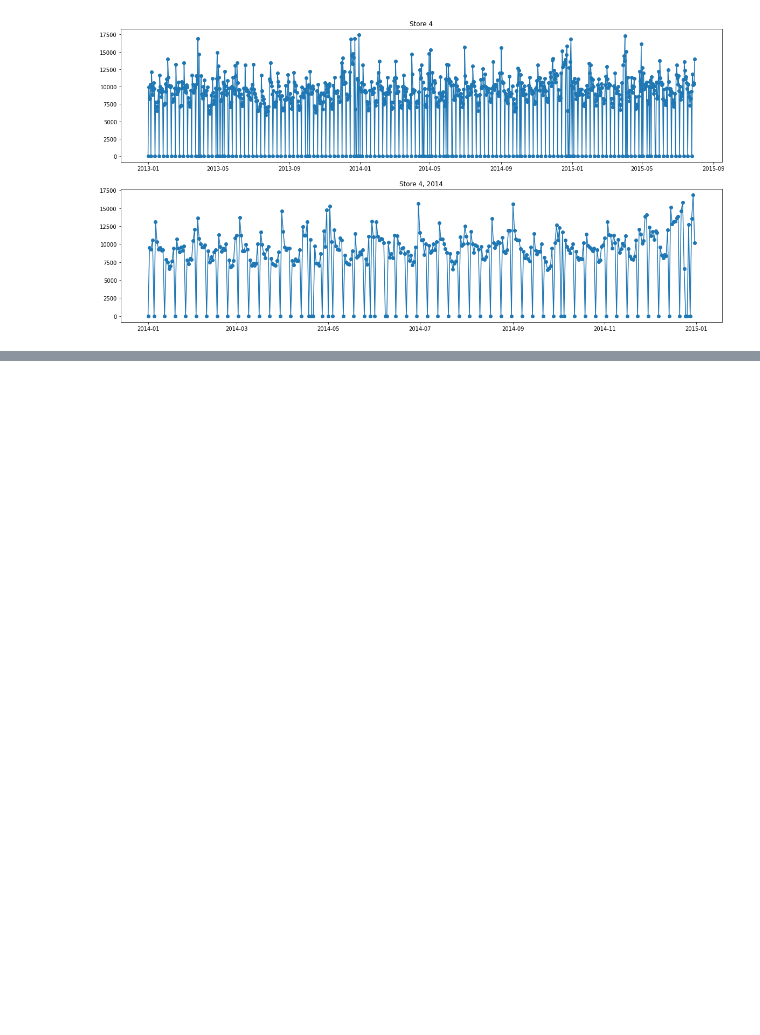
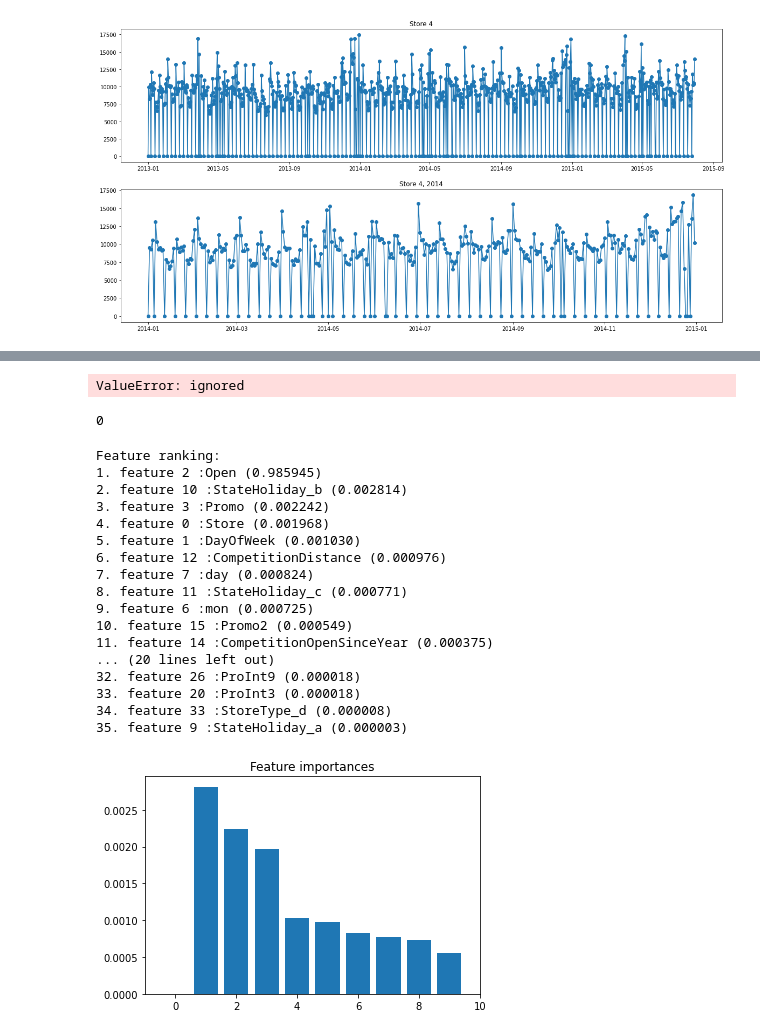
Before and after one commit to RYees/Pharmaceutical_Sales_prediction, a Jupyter notebook: notebooks/Random_forest.ipynb, the cells around one changed output, grey strips where cells are left out. Saved outputs shown, nothing was run; the diff lists cells and outputs as text; code cells hidden in the pictures; blank space fills up the shorter version.

Commit message:
preprocessing_random_istm

```diff
--- a/notebooks/Random_forest.ipynb
+++ b/notebooks/Random_forest.ipynb
@@ -76,0 +140,27 @@ plt.title("Distribution of log(Sales)")
+# %%
+##assume 0 and '0' are the same in train.StateHoliday
+def mychange(x):
+     if type(x)!= str: x=str(x)
+     return x
+
+train.StateHoliday = [mychange(x) for x in train.StateHoliday]
+
+newtrain = train.drop('StateHoliday',1).join(pd.get_dummies(train['StateHoliday']).rename(columns=lambda x: 'StateHoliday' +"_"+str(x)))
+# %%
+## merge training set with store
+
+newtrain=pd.merge(newtrain, store, on="Store")
+newtrain.drop(['Date','Customers','datetimes','Sales'],axis = 1,inplace=True)
+# %%
+## do the same thing on testing set
+test = test.join(pd.DataFrame(test.Date.apply(splitTime).tolist(), columns = ['year','mon','day']))
+newtest = test.drop('StateHoliday',1).join(pd.get_dummies(test['StateHoliday']).rename(columns=lambda x: 'StateHoliday' +"_"+str(x)))
+newtest = pd.merge(newtest,store, on="Store")
+newtest.drop(['Date'],axis = 1,inplace=True)
+# %% [output]
+ValueError: ignored
+# %%
+## check if there exists any constant variable
+np.sum(newtrain.var()==0)
+# %% [output]
+0
@@ -76,0 +169,53 @@ plt.title("Distribution of log(Sales)")
+# %%
+##### randomforest
+from sklearn.ensemble import RandomForestRegressor
+
+##### delete variables that do not exist in the test set
+toDrop = list(set(newtrain.columns.values)-set(newtest.columns.values) )
+features = newtrain.columns.drop(toDrop,1)
+
+rf = RandomForestRegressor(n_estimators=100)
+rf.fit(newtrain.drop(toDrop ,1).fillna(-1),newtrain.LogSale)
+
+
+importances = rf.feature_importances_
+# return the indices that would sort the importance, decreasing
+indices = np.argsort(importances)[::-1]
+
+# Print the feature ranking
+print("Feature ranking:")
+
+
+Features = newtrain.columns.drop('LogSale')
+for f in range(35):
+    print("%d. feature %d :%s (%f)" % (f + 1, indices[f],Features[indices[f]], importances[indices[f]]))
+
+# Plot the feature importances of the forest
+# the most important feature 'open' is left out in the plot to make it easier to see the other features
+plt.figure()
+plt.title("Feature importances")
+plt.bar(range(1,10), importances[indices[range(1,10)]])
+plt.xlim([-1, 10])
+plt.show()
+
+# make prediction on test data
+mypred = rf.predict(newtest.drop('Id',1).fillna(-1))
+# %% [output]
+Feature ranking:
+1. feature 2 :Open (0.985945)
+2. feature 10 :StateHoliday_b (0.002814)
+3. feature 3 :Promo (0.002242)
+4. feature 0 :Store (0.001968)
+5. feature 1 :DayOfWeek (0.001030)
+6. feature 12 :CompetitionDistance (0.000976)
+7. feature 7 :day (0.000824)
+8. feature 11 :StateHoliday_c (0.000771)
+9. feature 6 :mon (0.000725)
+10. feature 15 :Promo2 (0.000549)
+11. feature 14 :CompetitionOpenSinceYear (0.000375)
+... (20 lines left out)
+32. feature 26 :ProInt9 (0.000018)
+33. feature 20 :ProInt3 (0.000018)
+34. feature 33 :StoreType_d (0.000008)
+35. feature 9 :StateHoliday_a (0.000003)
+[figure, added]
```
Also changed, not shown: parts of 8 cells of this notebook, 1 other file.
